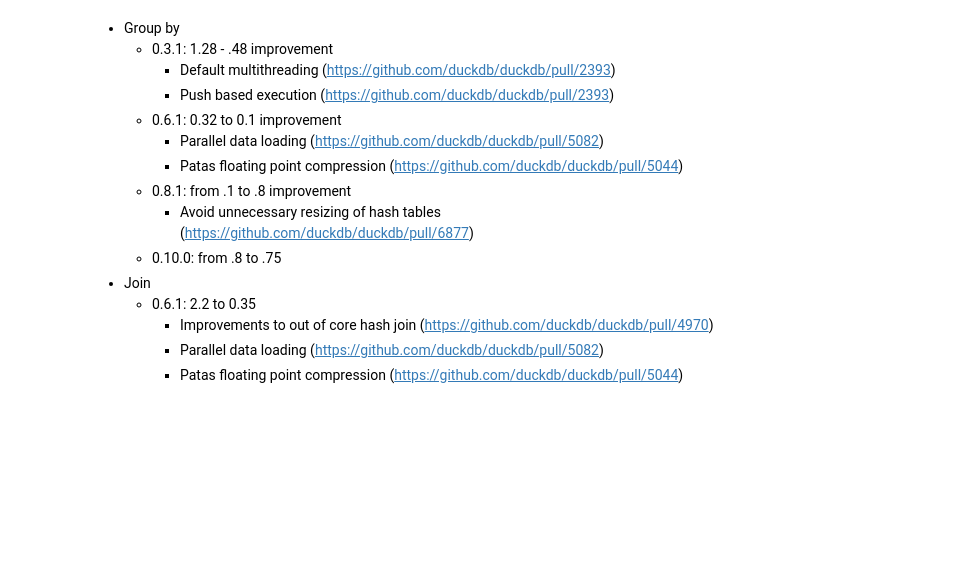
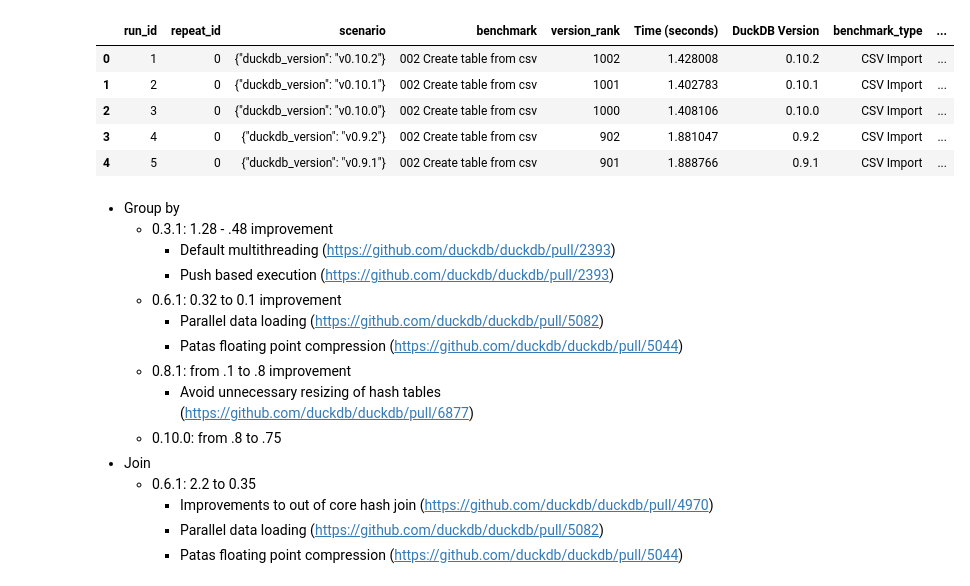
Before and after one commit to Alex-Monahan/duckdb_benchmarks_over_time, a Jupyter notebook: analyze_benchmark_results.ipynb, the cells around one changed output. Cells and saved outputs as stored; diff of their text form; code cells hidden in the pictures; blank space fills up the shorter version.

```diff
--- a/analyze_benchmark_results.ipynb
+++ b/analyze_benchmark_results.ipynb
@@ -184,36 +168,48 @@ pandas_or_arrow = con.sql("""
     join max_version on 1=1
     join version_ranks on median_results.version = version_ranks.version
     select
-        median_results.* exclude (time, version),
+        median_results.* exclude (time, version, benchmark),
+        benchmark.replace('Windowing performance test: ','') as benchmark,
         version_ranks.version_rank,
         time as "Time (seconds)",
         version_ranks.version as "DuckDB Version",
         case when (benchmark ilike '%queries%' or benchmark ilike '%enums%') and benchmark ilike '%join%' then 'Analysis - Join'
              when (benchmark ilike '%queries%' or benchmark ilike '%enums%') and benchmark not ilike '%join%' then 'Analysis - Group By'
              when benchmark ilike '%csv%' then 'CSV Import'
              when benchmark ilike '%scan%' or benchmark ilike '%query pandas%' then 'Scan other formats'
              when benchmark ilike '%export%' then 'Export'
              when benchmark ilike '%window%' then 'Window Functions'
         end as benchmark_type,
         case when benchmark_type = 'CSV Import' then 1
              when benchmark_type = 'Scan other formats' then 2
              when benchmark_type = 'Analysis - Group By' then 3
              when benchmark_type = 'Analysis - Join' then 4
              when benchmark_type = 'Window Functions' then 5
              when benchmark_type = 'Export' then 6
              end as benchmark_type_order,
         benchmark_type as "Benchmark Type",
         sum(time) over (partition by "DuckDB Version") as total_time_by_version,
         sum(case when (scenario::json ->> 'duckdb_version').replace('v','') = max_version.max_version then time else 0 end) over () as total_time_max_version,
         time / total_time_max_version as "Time Relative to Latest Version",
+        sum(case when (scenario::json ->> 'duckdb_version').replace('v','') = max_version.max_version then time else 0 end) over (partition by benchmark_type) as benchmark_type_time_max_version,
+        time / benchmark_type_time_max_version as "Time Relative to Latest Version by Type",
+        sum(case when (scenario::json ->> 'duckdb_version').replace('v','') = max_version.max_version then time else 0 end) over (partition by benchmark_type, benchmark) as benchmark_time_max_version,
+        time / benchmark_time_max_version as "Time Relative to Latest Version by Benchmark",
         case when benchmark ilike '%pandas%' then 'Pandas'
              when benchmark ilike '%arrow%' then 'Arrow'
              end as pandas_or_arrow
     where
         (version_rank < 501 and (pandas_or_arrow is null OR pandas_or_arrow = 'Pandas'))
         OR (version_rank >= 501 and (pandas_or_arrow is null OR pandas_or_arrow = 'Arrow'))
     order by benchmark, run_id, version_rank, repeat_id""").df()
-# pandas_or_arrow
+pandas_or_arrow.head()
+# %% [output]
+|  | run_id | repeat_id | scenario | benchmark | version_rank | Time (seconds) | DuckDB Version | benchmark_type | ... |
+| 0 | 1 | 0 | {"duckdb_version": "v0.10.2"} | 002 Create table from csv | 1002 | 1.428008 | 0.10.2 | CSV Import | ... |
+| 1 | 2 | 0 | {"duckdb_version": "v0.10.1"} | 002 Create table from csv | 1001 | 1.402783 | 0.10.1 | CSV Import | ... |
+| 2 | 3 | 0 | {"duckdb_version": "v0.10.0"} | 002 Create table from csv | 1000 | 1.408106 | 0.10.0 | CSV Import | ... |
+| 3 | 4 | 0 | {"duckdb_version": "v0.9.2"} | 002 Create table from csv | 902 | 1.881047 | 0.9.2 | CSV Import | ... |
+| 4 | 5 | 0 | {"duckdb_version": "v0.9.1"} | 002 Create table from csv | 901 | 1.888766 | 0.9.1 | CSV Import | ... |
 # %%
 # We need to fix plotly's ordering issue when we filter down to just analysis
 pandas_or_arrow_with_placeholders = con.sql("""
```
Also changed, not shown: parts of 10 cells of this notebook, 1 other file.
